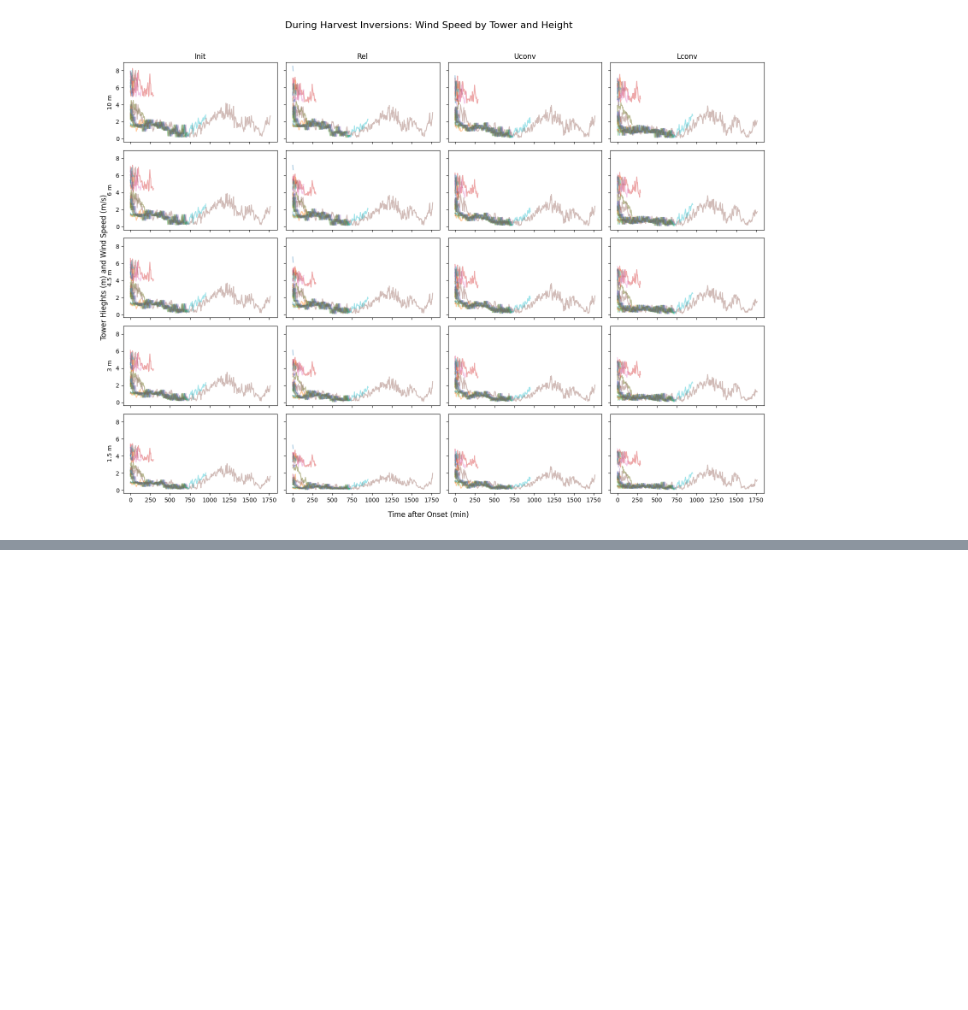
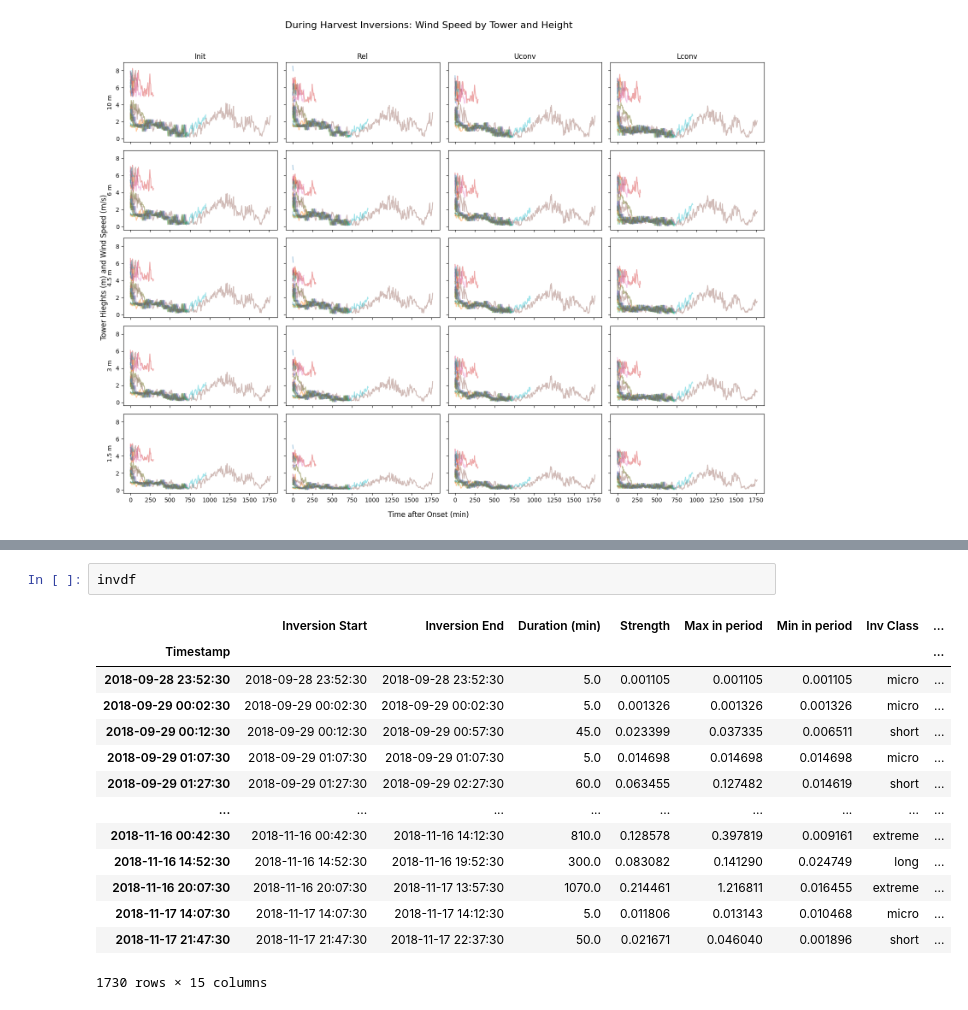
Before and after one commit to marositesUSC/SAVANT, a Jupyter notebook: Inversions/Inversions.ipynb, the cells around one changed output, grey strips where cells are left out. Drawn from its saved outputs; the diff is of its cells as text; blank space fills up the shorter version.

```diff
--- a/Inversions/Inversions.ipynb
+++ b/Inversions/Inversions.ipynb
@@ -352,0 +388,17 @@ Mean slope = -0.0211, t = -0.55, p = 0.5859
+# %%
+invdf
+# %% [output]
+|  | Inversion Start | Inversion End | Duration (min) | Strength | Max in period | Min in period | Inv Class | ... |
+| Timestamp |  |  |  |  |  |  |  | ... |
+| 2018-09-28 23:52:30 | 2018-09-28 23:52:30 | 2018-09-28 23:52:30 | 5.0 | 0.001105 | 0.001105 | 0.001105 | micro | ... |
+| 2018-09-29 00:02:30 | 2018-09-29 00:02:30 | 2018-09-29 00:02:30 | 5.0 | 0.001326 | 0.001326 | 0.001326 | micro | ... |
+| 2018-09-29 00:12:30 | 2018-09-29 00:12:30 | 2018-09-29 00:57:30 | 45.0 | 0.023399 | 0.037335 | 0.006511 | short | ... |
+| 2018-09-29 01:07:30 | 2018-09-29 01:07:30 | 2018-09-29 01:07:30 | 5.0 | 0.014698 | 0.014698 | 0.014698 | micro | ... |
+| 2018-09-29 01:27:30 | 2018-09-29 01:27:30 | 2018-09-29 02:27:30 | 60.0 | 0.063455 | 0.127482 | 0.014619 | short | ... |
+| ... | ... | ... | ... | ... | ... | ... | ... | ... |
+| 2018-11-16 00:42:30 | 2018-11-16 00:42:30 | 2018-11-16 14:12:30 | 810.0 | 0.128578 | 0.397819 | 0.009161 | extreme | ... |
+| 2018-11-16 14:52:30 | 2018-11-16 14:52:30 | 2018-11-16 19:52:30 | 300.0 | 0.083082 | 0.141290 | 0.024749 | long | ... |
+| 2018-11-16 20:07:30 | 2018-11-16 20:07:30 | 2018-11-17 13:57:30 | 1070.0 | 0.214461 | 1.216811 | 0.016455 | extreme | ... |
+| 2018-11-17 14:07:30 | 2018-11-17 14:07:30 | 2018-11-17 14:12:30 | 5.0 | 0.011806 | 0.013143 | 0.010468 | micro | ... |
+| 2018-11-17 21:47:30 | 2018-11-17 21:47:30 | 2018-11-17 22:37:30 | 50.0 | 0.021671 | 0.046040 | 0.001896 | short | ... |
+1730 rows × 15 columns
```
Also changed, not shown: parts of 9 cells of this notebook, 3 other files.
